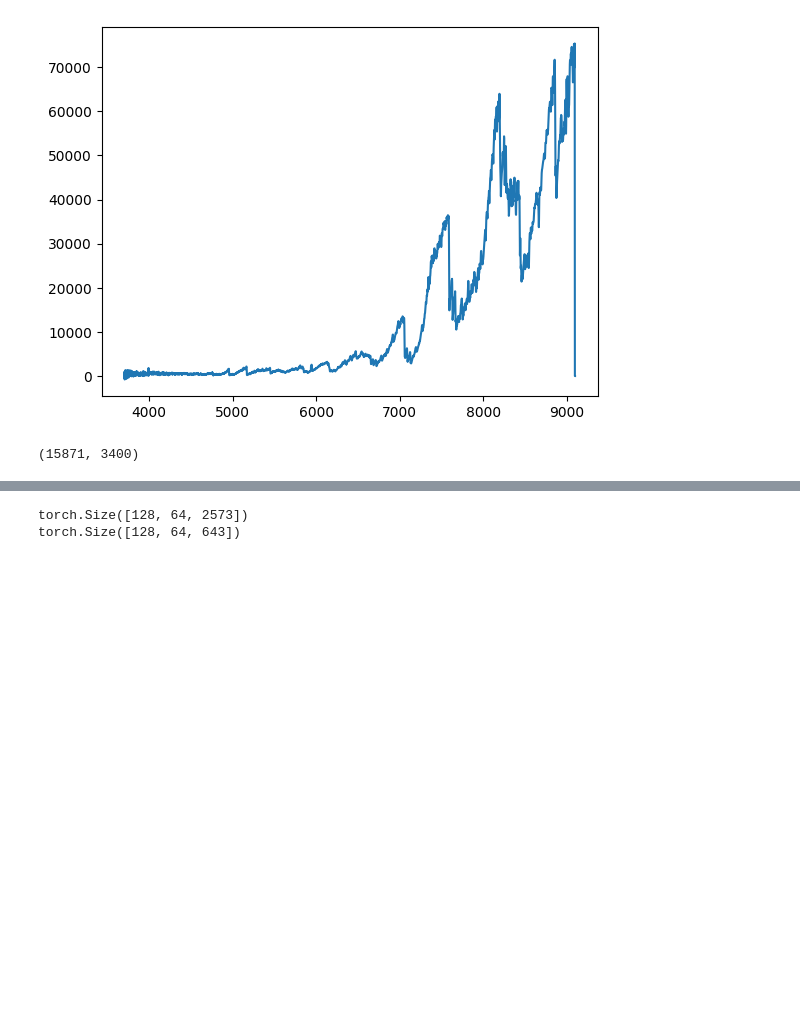
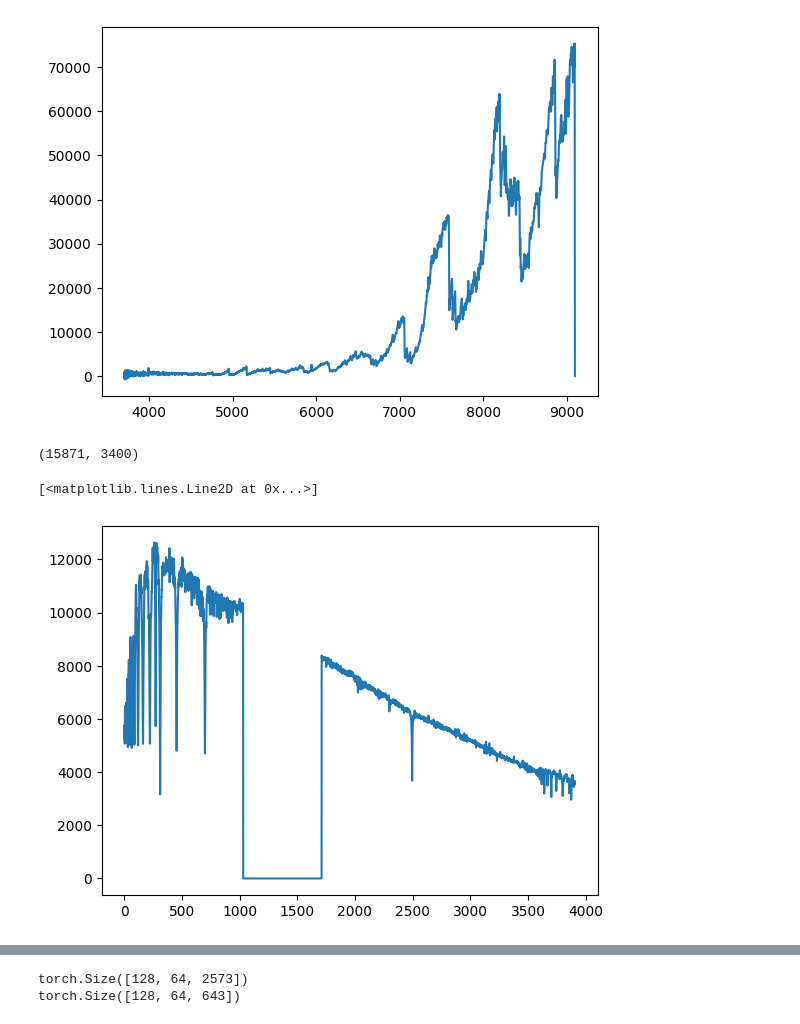
Before and after one commit to MeriDK/AstroM3, a Jupyter notebook: notebooks/006-spectra-eda.ipynb, the cells around one changed output, grey strips where cells are left out. Drawn from its saved outputs; the diff is of its cells as text; code cells hidden in the pictures; blank space fills up the shorter version.

```diff
--- a/notebooks/006-spectra-eda.ipynb
+++ b/notebooks/006-spectra-eda.ipynb
@@ -46,0 +350,6 @@ CLASSES = ['CWA', 'CWB', 'DCEP', 'DCEPS', 'DSCT', 'EA', 'EB', 'EW',
+# %%
+for i in tqdm(range(len(dataset))):
+    X, y = dataset[i]
+
+    if X.std() < 0.01:
+        print(i)
@@ -46,0 +381,6 @@ CLASSES = ['CWA', 'CWB', 'DCEP', 'DCEPS', 'DSCT', 'EA', 'EB', 'EW',
+# %%
+for i in tqdm(range(len(dataset))):
+    try:
+        dataset[i]
+    except:
+        print(i)
@@ -168,13 +519,15 @@ class SpectraVDataset(Dataset):
         wavelengths = np.arange(3850, 9000, 2)
         fluxes = np.interp(wavelengths, original_wavelengths, fluxes)
 
-        # reshape so batches are [N, 1, (9000-3850)//2]
-        fluxes = fluxes.reshape(1, -1).astype(np.float32)
-
         # normalize
         # fluxes = fluxes / fluxes.mean()
         # fluxes = (fluxes - fluxes.min()) / (fluxes.max() - fluxes.min())
-        fluxes = fluxes - fluxes.std()
+        mean = fluxes.mean()
+        mad = stats.median_abs_deviation(fluxes)
+        fluxes = (fluxes - mean) / mad
+
+        # reshape so batches are [N, 1, (9000-3850)//2]
+        fluxes = fluxes.reshape(1, -1).astype(np.float32)
 
         return fluxes, label
 
@@ -241,0 +597,5 @@ val_dataloader = DataLoader(val_dataset, batch_size=128, shuffle=False, num_work
+# %%
+plt.plot(train_dataset.readLRSFits(os.path.join(data_root, lamost_spec_dir, train_dataset.df.iloc[1]['spec_filename']))[:, 1])
+# %% [output]
+[<matplotlib.lines.Line2D at 0x...>]
+[figure, added]
```
Also changed, not shown: parts of 32 cells of this notebook, 1 other file.
